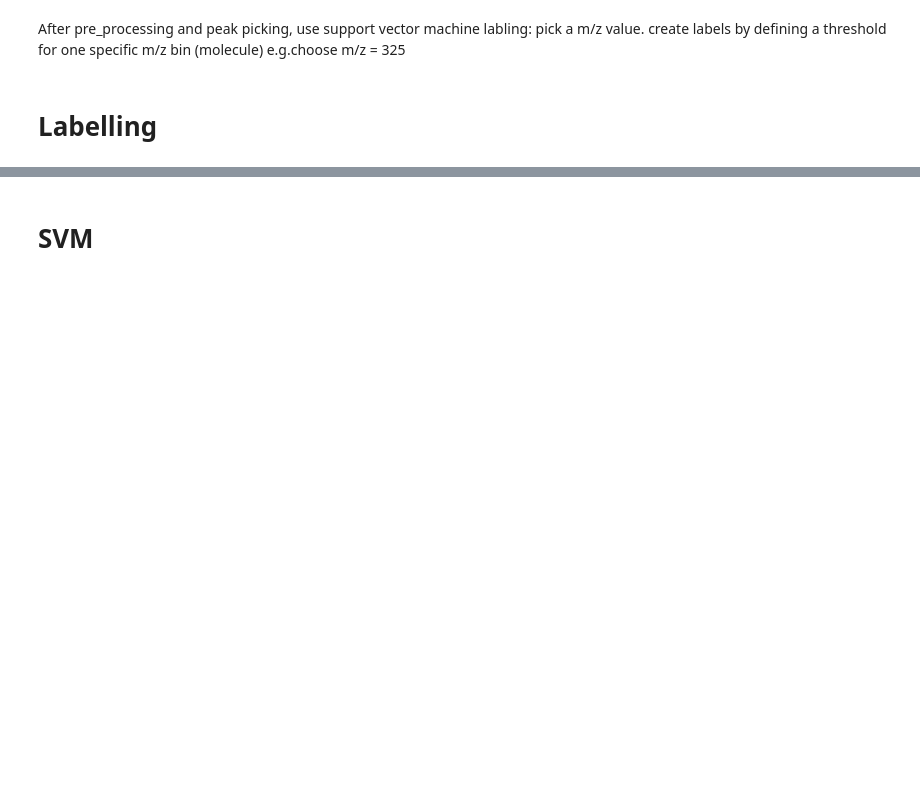
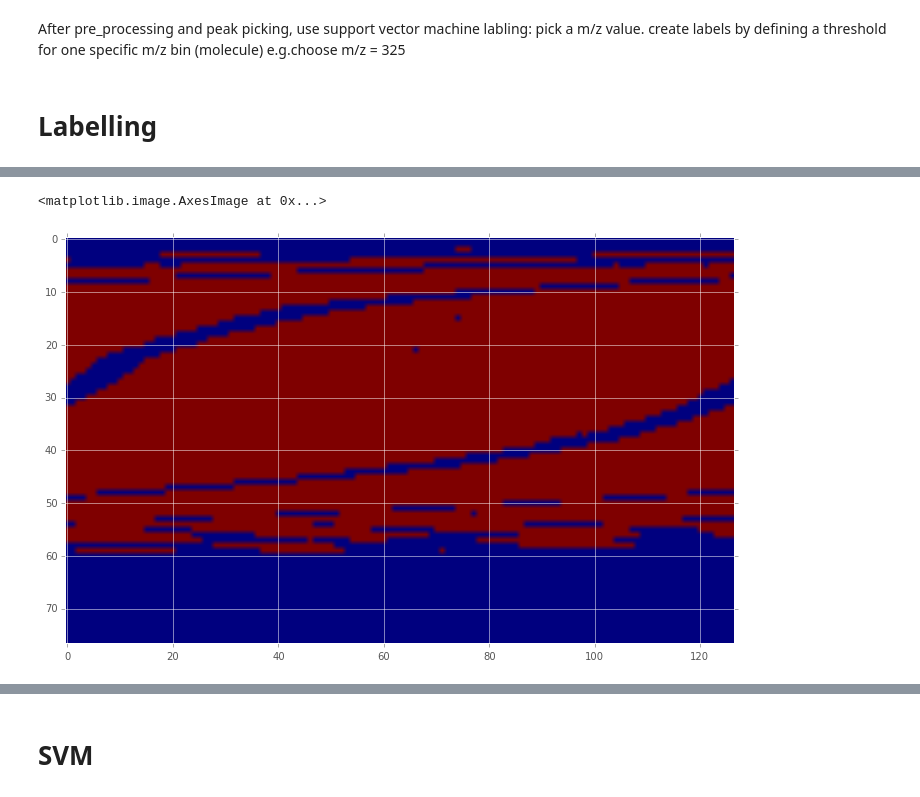
Before and after one commit to wanqiuzhang/MSI_MachineLearning, a Jupyter notebook: MSI_pp-Copy1.ipynb, the cells around one changed output, grey strips where cells are left out. Drawn from its saved outputs; the diff is of its cells as text; code cells hidden in the pictures; blank space fills up the shorter version.

```diff
--- a/MSI_pp-Copy1.ipynb
+++ b/MSI_pp-Copy1.ipynb
@@ -229,3 +241,9 @@ y1.shape
+# %%
+labelplot = msi_data_transp.getIonImageByIndex(label_bin) > threshold
+plt.imshow(labelplot)
+# %% [output]
+<matplotlib.image.AxesImage at 0x...>
+[figure, added]
 # %%
 c,r=y1.shape
 y=y1.reshape(c,)
```
Also changed, not shown: parts of 10 cells of this notebook.
